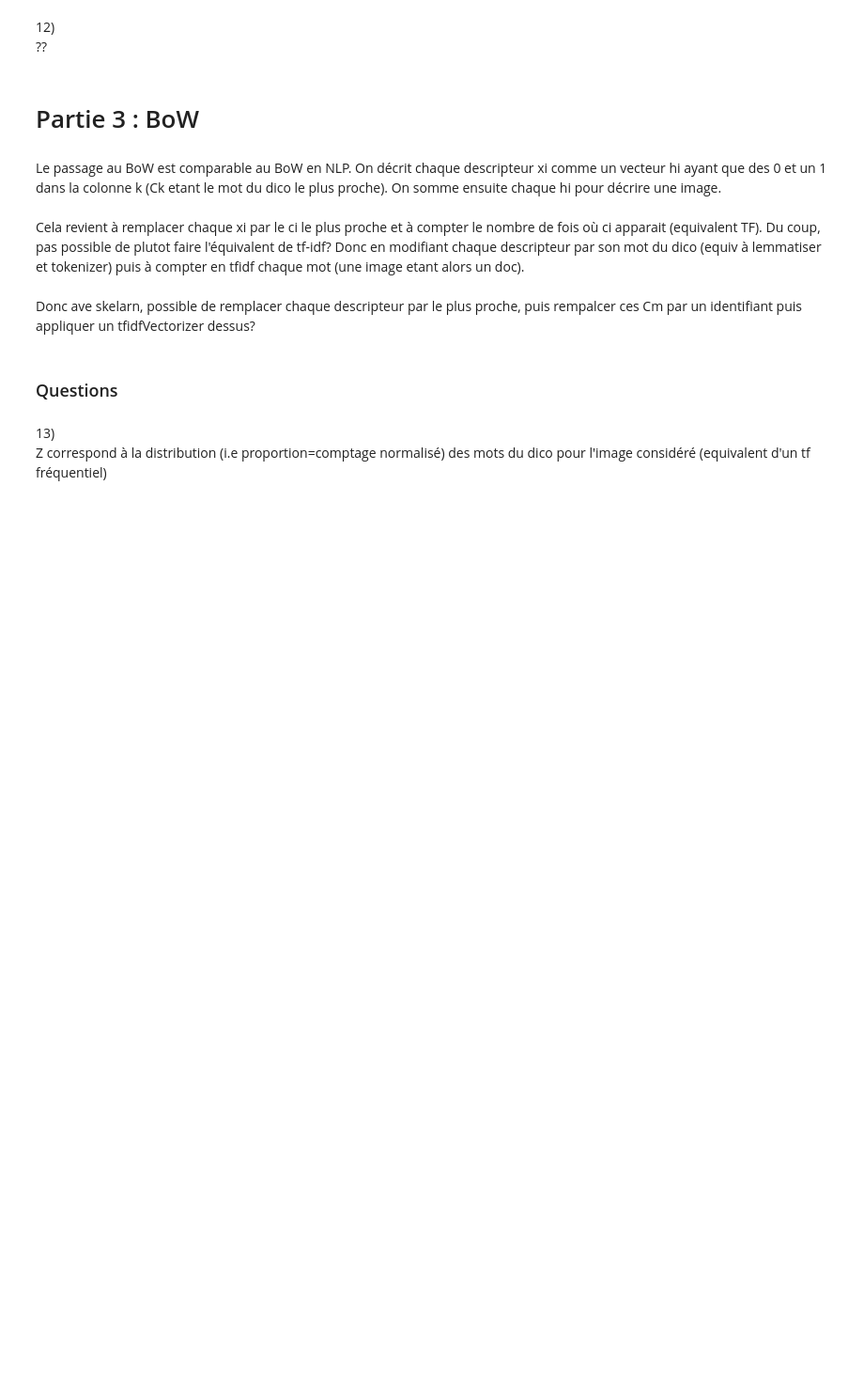
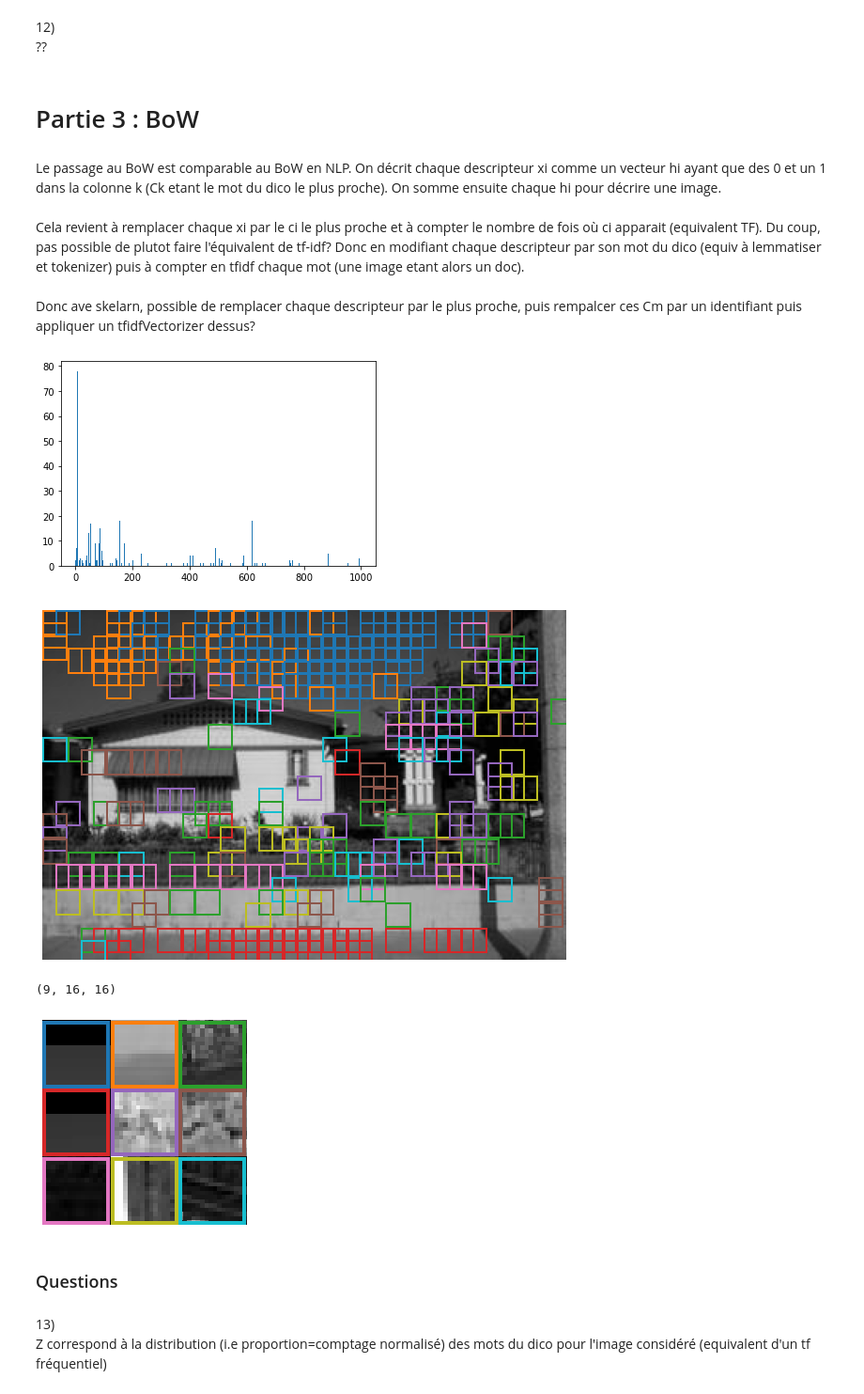
Before and after one commit to jean3108/Reconnaissance-Forme-Analyse-Image, a Jupyter notebook: SIFT_BoW/SIFT_BoW.ipynb, the cells around one changed output. Shown: that part at 94% size. Cells and saved outputs as stored; diff of their text form; code cells hidden in the pictures; blank space fills up the shorter version.

```diff
--- a/SIFT_BoW/SIFT_BoW.ipynb
+++ b/SIFT_BoW/SIFT_BoW.ipynb
@@ -316,7 +355,11 @@ def compute_feats(vdict, image_sifts):
     ## Votre code ici  ##
     #####################
     # compute distance from image sifts to vdict
-
+    tree = spatial.KDTree(vdict)
+    tmp = tree.query(sifts)
+    tmp = Counter(tmp[1])
+    for index, value in tmp.items():
+        feats[index] = value
 
     ####################
     ##      FIN        #
@@ -325,15 +368,20 @@ def compute_feats(vdict, image_sifts):
 # %%
 # Visualize your BoW on an image
 
 iname = inames[0]
 ipath = os.path.join(dir_sc, iname)
 im = read_grayscale(ipath)
 sift = compute_sift_image(im)
 sift = (sift * 255).astype('uint8')
 regions = compute_regions(im)
 feats = compute_feats(vdict, sift)
 
-display_vdregions_image(im, vdict, sift, feats, vdregions=None) # if you have vdregions, add it as input here
+display_vdregions_image(im, vdict, sift, feats, vdregions=vdregions) # if you have vdregions, add it as input here
+# %% [output]
+[figure, added]
+[figure, added]
+(9, 16, 16)
+[figure, added]
 # %% [markdown]
 ### Questions
 # %% [markdown]
```
Also changed, not shown: parts of 23 cells of this notebook, 1 other file.
